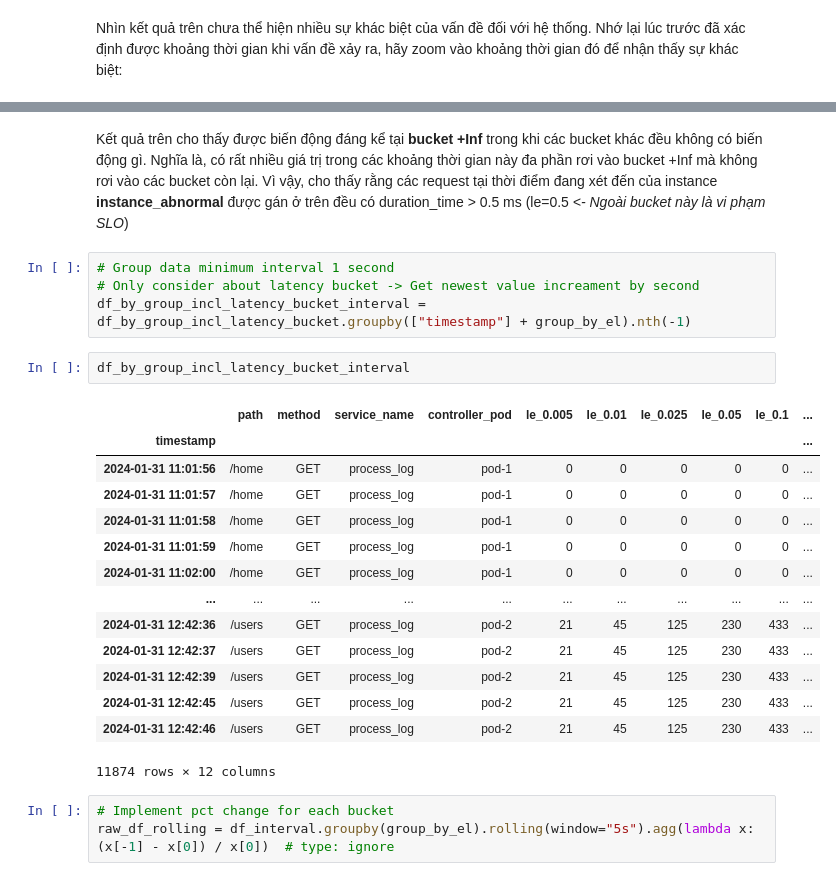
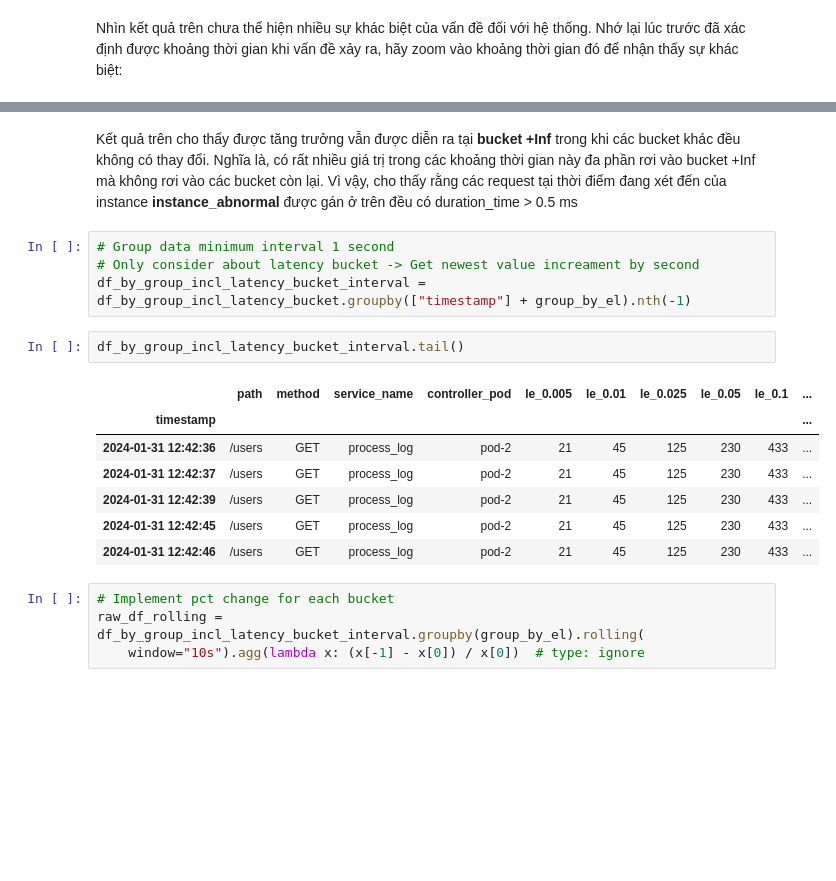
Before and after one commit to vuvietnguyenit/data_analystic, a Jupyter notebook: notebooks/calculate_latency_duration_time.ipynb, the cells around one changed output, grey strips where cells are left out. Cells and saved outputs as stored; diff of their text form; blank space fills up the shorter version.

```diff
--- a/notebooks/calculate_latency_duration_time.ipynb
+++ b/notebooks/calculate_latency_duration_time.ipynb
@@ -264,28 +257,22 @@ df_by_group_incl_latency_bucket.query("path == '/users' and controller_pod == 'p
 <Axes: xlabel='timestamp'>
 [figure]
 # %% [markdown]
-Kết quả trên cho thấy được biến động đáng kể tại **bucket +Inf** trong khi các bucket khác đều không có biến động gì. Nghĩa là, có rất nhiều giá trị trong các khoảng thời gian này đa phần rơi vào bucket +Inf mà không rơi vào các bucket còn lại. Vì vậy, cho thấy rằng các request tại thời điểm đang xét đến của instance **instance_abnormal** được gán ở trên đều có duration_time > 0.5 ms (le=0.5 *<- Ngoài bucket này là vi phạm SLO*)
+Kết quả trên cho thấy được tăng trưởng vẫn được diễn ra tại **bucket +Inf** trong khi các bucket khác đều không có thay đổi. Nghĩa là, có rất nhiều giá trị trong các khoảng thời gian này đa phần rơi vào bucket +Inf mà không rơi vào các bucket còn lại. Vì vậy, cho thấy rằng các request tại thời điểm đang xét đến của instance **instance_abnormal** được gán ở trên đều có duration_time > 0.5 ms
 # %%
 # Group data minimum interval 1 second
 # Only consider about latency bucket -> Get newest value increament by second
 df_by_group_incl_latency_bucket_interval = df_by_group_incl_latency_bucket.groupby(["timestamp"] + group_by_el).nth(-1)
 # %%
-df_by_group_incl_latency_bucket_interval
+df_by_group_incl_latency_bucket_interval.tail()
 # %% [output]
 |  | path | method | service_name | controller_pod | le_0.005 | le_0.01 | le_0.025 | le_0.05 | le_0.1 | ... |
 | timestamp |  |  |  |  |  |  |  |  |  | ... |
-| 2024-01-31 11:01:56 | /home | GET | process_log | pod-1 | 0 | 0 | 0 | 0 | 0 | ... |
-| 2024-01-31 11:01:57 | /home | GET | process_log | pod-1 | 0 | 0 | 0 | 0 | 0 | ... |
-| 2024-01-31 11:01:58 | /home | GET | process_log | pod-1 | 0 | 0 | 0 | 0 | 0 | ... |
-| 2024-01-31 11:01:59 | /home | GET | process_log | pod-1 | 0 | 0 | 0 | 0 | 0 | ... |
-| 2024-01-31 11:02:00 | /home | GET | process_log | pod-1 | 0 | 0 | 0 | 0 | 0 | ... |
-| ... | ... | ... | ... | ... | ... | ... | ... | ... | ... | ... |
 | 2024-01-31 12:42:36 | /users | GET | process_log | pod-2 | 21 | 45 | 125 | 230 | 433 | ... |
 | 2024-01-31 12:42:37 | /users | GET | process_log | pod-2 | 21 | 45 | 125 | 230 | 433 | ... |
 | 2024-01-31 12:42:39 | /users | GET | process_log | pod-2 | 21 | 45 | 125 | 230 | 433 | ... |
 | 2024-01-31 12:42:45 | /users | GET | process_log | pod-2 | 21 | 45 | 125 | 230 | 433 | ... |
 | 2024-01-31 12:42:46 | /users | GET | process_log | pod-2 | 21 | 45 | 125 | 230 | 433 | ... |
-11874 rows × 12 columns
 # %%
 # Implement pct change for each bucket
-raw_df_rolling = df_interval.groupby(group_by_el).rolling(window="5s").agg(lambda x: (x[-1] - x[0]) / x[0])  # type: ignore
+raw_df_rolling = df_by_group_incl_latency_bucket_interval.groupby(group_by_el).rolling(
+    window="10s").agg(lambda x: (x[-1] - x[0]) / x[0])  # type: ignore
```
Also changed, not shown: parts of 4 cells of this notebook.
